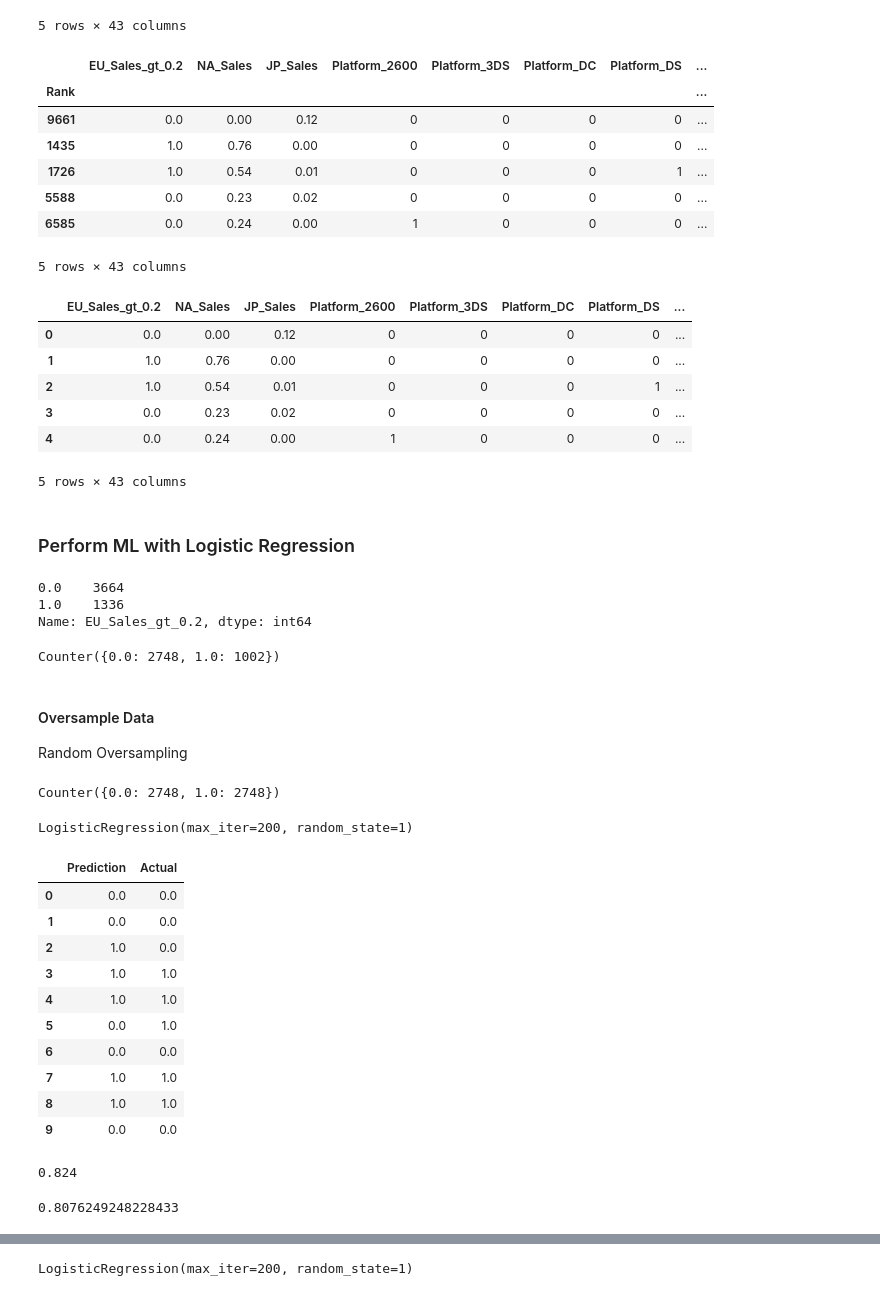
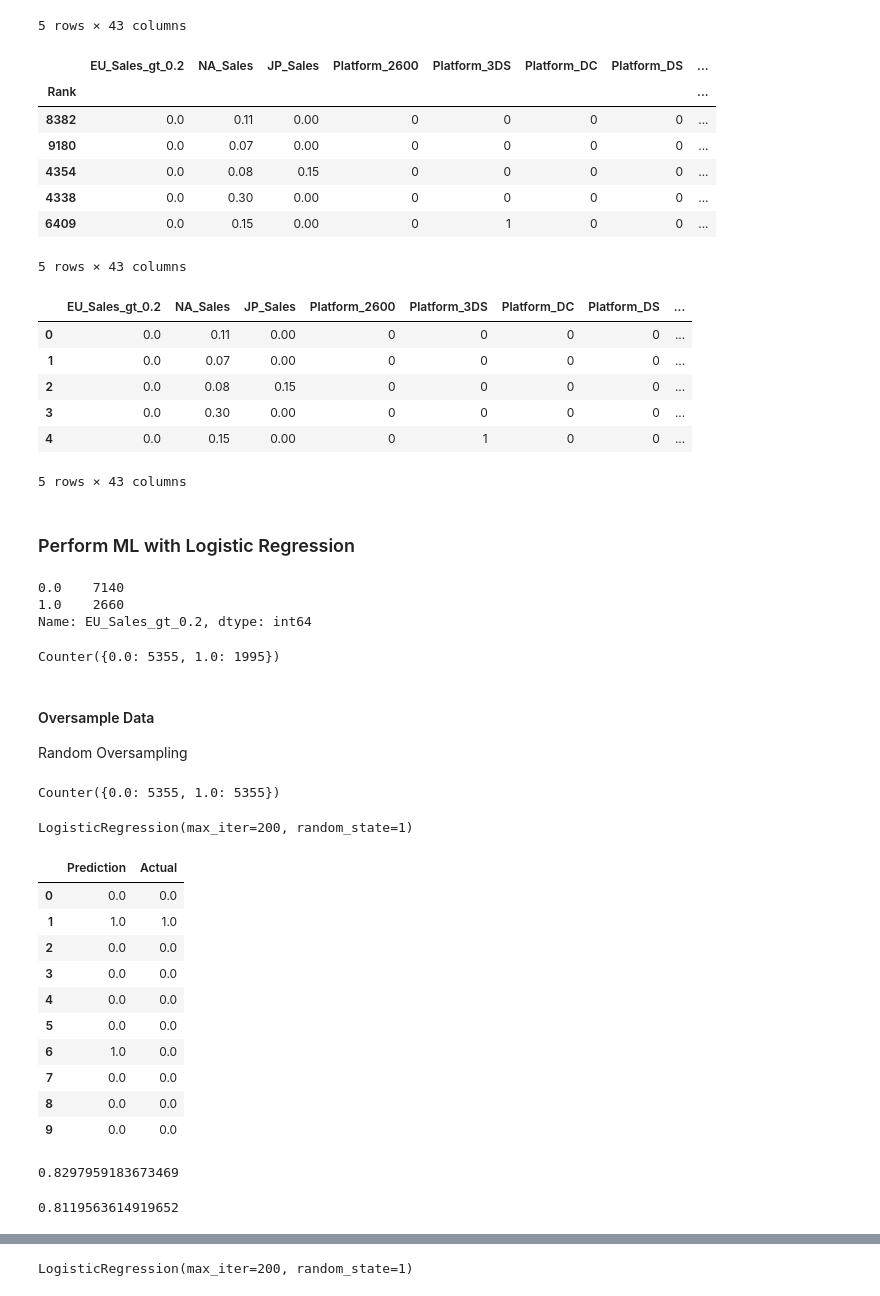
Before and after one commit to SindieCastro/Predicting_Sales_Using_Machine_Learning, a Jupyter notebook: jupyter_notebook_files/DB_Video_Game_Logistic_Regression_Model.ipynb, the cells around one changed output, grey strips where cells are left out. Saved outputs shown, nothing was run; the diff lists cells and outputs as text; code cells hidden in the pictures.

```diff
--- a/jupyter_notebook_files/DB_Video_Game_Logistic_Regression_Model.ipynb
+++ b/jupyter_notebook_files/DB_Video_Game_Logistic_Regression_Model.ipynb
@@ -294,16 +294,16 @@ sales_df_encoded.head()
 5 rows × 43 columns
 # %%
 # Create smaller df of 5000 rows selected randomly from larger dataset
-sales_reduced = sales_df_encoded.sample(n=5000)
+sales_reduced = sales_df_encoded.sample(n=9800)
 sales_reduced.head()
 # %% [output]
 |  | EU_Sales_gt_0.2 | NA_Sales | JP_Sales | Platform_2600 | Platform_3DS | Platform_DC | Platform_DS | ... |
 | Rank |  |  |  |  |  |  |  | ... |
-| 9661 | 0.0 | 0.00 | 0.12 | 0 | 0 | 0 | 0 | ... |
-| 1435 | 1.0 | 0.76 | 0.00 | 0 | 0 | 0 | 0 | ... |
-| 1726 | 1.0 | 0.54 | 0.01 | 0 | 0 | 0 | 1 | ... |
-| 5588 | 0.0 | 0.23 | 0.02 | 0 | 0 | 0 | 0 | ... |
-| 6585 | 0.0 | 0.24 | 0.00 | 1 | 0 | 0 | 0 | ... |
+| 8382 | 0.0 | 0.11 | 0.00 | 0 | 0 | 0 | 0 | ... |
+| 9180 | 0.0 | 0.07 | 0.00 | 0 | 0 | 0 | 0 | ... |
+| 4354 | 0.0 | 0.08 | 0.15 | 0 | 0 | 0 | 0 | ... |
+| 4338 | 0.0 | 0.30 | 0.00 | 0 | 0 | 0 | 0 | ... |
+| 6409 | 0.0 | 0.15 | 0.00 | 0 | 1 | 0 | 0 | ... |
 5 rows × 43 columns
 # %%
 # Drop the index
@@ -311,11 +311,11 @@ sales_reduced_no_idx = sales_reduced.reset_index(drop=True)
 sales_reduced_no_idx.head()
 # %% [output]
 |  | EU_Sales_gt_0.2 | NA_Sales | JP_Sales | Platform_2600 | Platform_3DS | Platform_DC | Platform_DS | ... |
-| 0 | 0.0 | 0.00 | 0.12 | 0 | 0 | 0 | 0 | ... |
-| 1 | 1.0 | 0.76 | 0.00 | 0 | 0 | 0 | 0 | ... |
-| 2 | 1.0 | 0.54 | 0.01 | 0 | 0 | 0 | 1 | ... |
-| 3 | 0.0 | 0.23 | 0.02 | 0 | 0 | 0 | 0 | ... |
-| 4 | 0.0 | 0.24 | 0.00 | 1 | 0 | 0 | 0 | ... |
+| 0 | 0.0 | 0.11 | 0.00 | 0 | 0 | 0 | 0 | ... |
+| 1 | 0.0 | 0.07 | 0.00 | 0 | 0 | 0 | 0 | ... |
+| 2 | 0.0 | 0.08 | 0.15 | 0 | 0 | 0 | 0 | ... |
+| 3 | 0.0 | 0.30 | 0.00 | 0 | 0 | 0 | 0 | ... |
+| 4 | 0.0 | 0.15 | 0.00 | 0 | 1 | 0 | 0 | ... |
 5 rows × 43 columns
 # %% [markdown]
 ### Perform ML with Logistic Regression
@@ -323,8 +323,8 @@ sales_reduced_no_idx.head()
 # Count True/False NA_Sales numbers
 sales_reduced_no_idx[eu_sales_col_name].value_counts()
 # %% [output]
-0.0    3664
-1.0    1336
+0.0    7140
+1.0    2660
 Name: EU_Sales_gt_0.2, dtype: int64
 # %%
 # Set X and y data
@@ -342,7 +342,7 @@ X_train, X_test, y_train, y_test = train_test_split(X,
 # X_train.shape
 Counter(y_train)
 # %% [output]
-Counter({0.0: 2748, 1.0: 1002})
+Counter({0.0: 5355, 1.0: 1995})
 # %% [markdown]
 #### Oversample Data
 
@@ -355,7 +355,7 @@ X_resampled, y_resampled = ros.fit_resample(X_train, y_train)
 
 Counter(y_resampled)
 # %% [output]
-Counter({0.0: 2748, 1.0: 2748})
+Counter({0.0: 5355, 1.0: 5355})
 # %%
 # Create a logistic regression model
 from sklearn.linear_model import LogisticRegression
@@ -375,27 +375,27 @@ results.head(10)
 # %% [output]
 |  | Prediction | Actual |
 | 0 | 0.0 | 0.0 |
-| 1 | 0.0 | 0.0 |
-| 2 | 1.0 | 0.0 |
-| 3 | 1.0 | 1.0 |
-| 4 | 1.0 | 1.0 |
-| 5 | 0.0 | 1.0 |
-| 6 | 0.0 | 0.0 |
-| 7 | 1.0 | 1.0 |
-| 8 | 1.0 | 1.0 |
+| 1 | 1.0 | 1.0 |
+| 2 | 0.0 | 0.0 |
+| 3 | 0.0 | 0.0 |
+| 4 | 0.0 | 0.0 |
+| 5 | 0.0 | 0.0 |
+| 6 | 1.0 | 0.0 |
+| 7 | 0.0 | 0.0 |
+| 8 | 0.0 | 0.0 |
 | 9 | 0.0 | 0.0 |
 # %%
 # Assess accuracy
 from sklearn.metrics import accuracy_score
 print(accuracy_score(y_test, y_pred))
 # %% [output]
-0.824
+0.8297959183673469
 # %%
 from sklearn.metrics import balanced_accuracy_score
 
 balanced_accuracy_score(y_test, y_pred)
 # %% [output]
-0.8076249248228433
+0.8119563614919652
 # %%
 # # Print confusion matrix
 # from sklearn.metrics import confusion_matrix, classification_report
```
Also changed, not shown: parts of 26 cells of this notebook.
